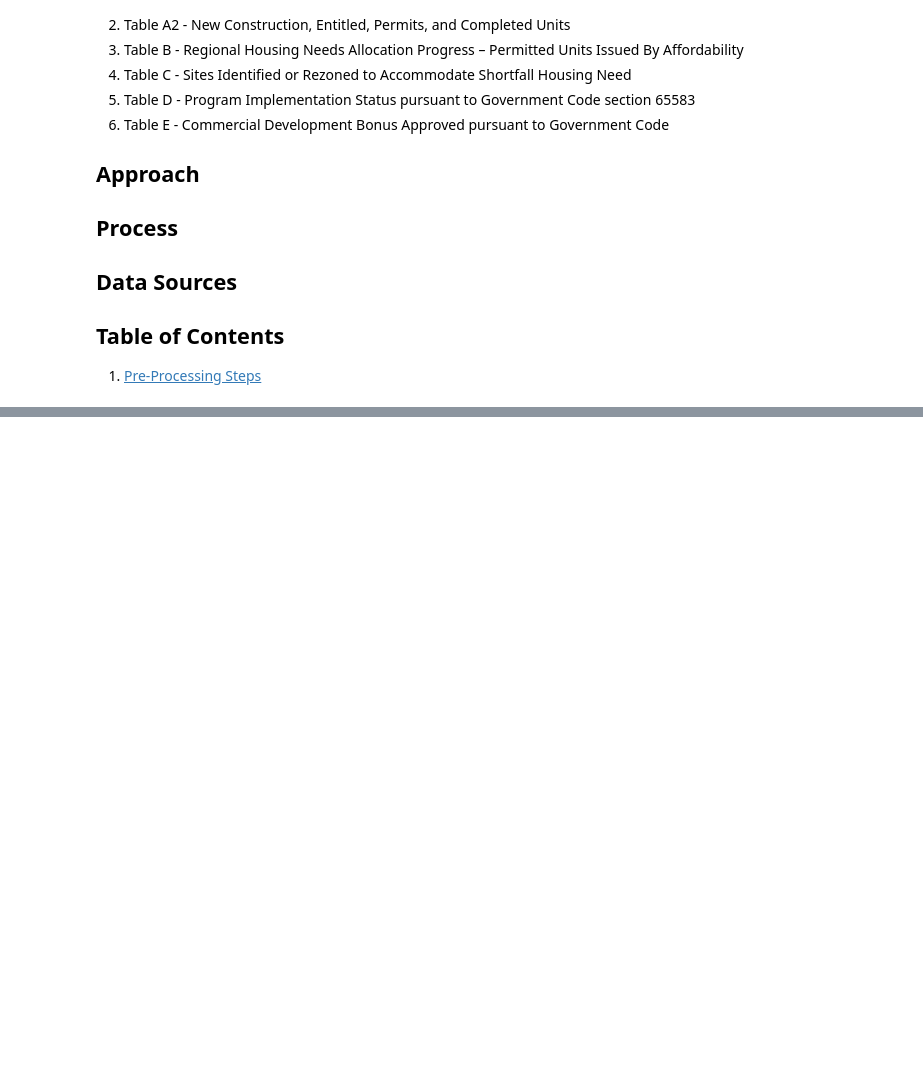
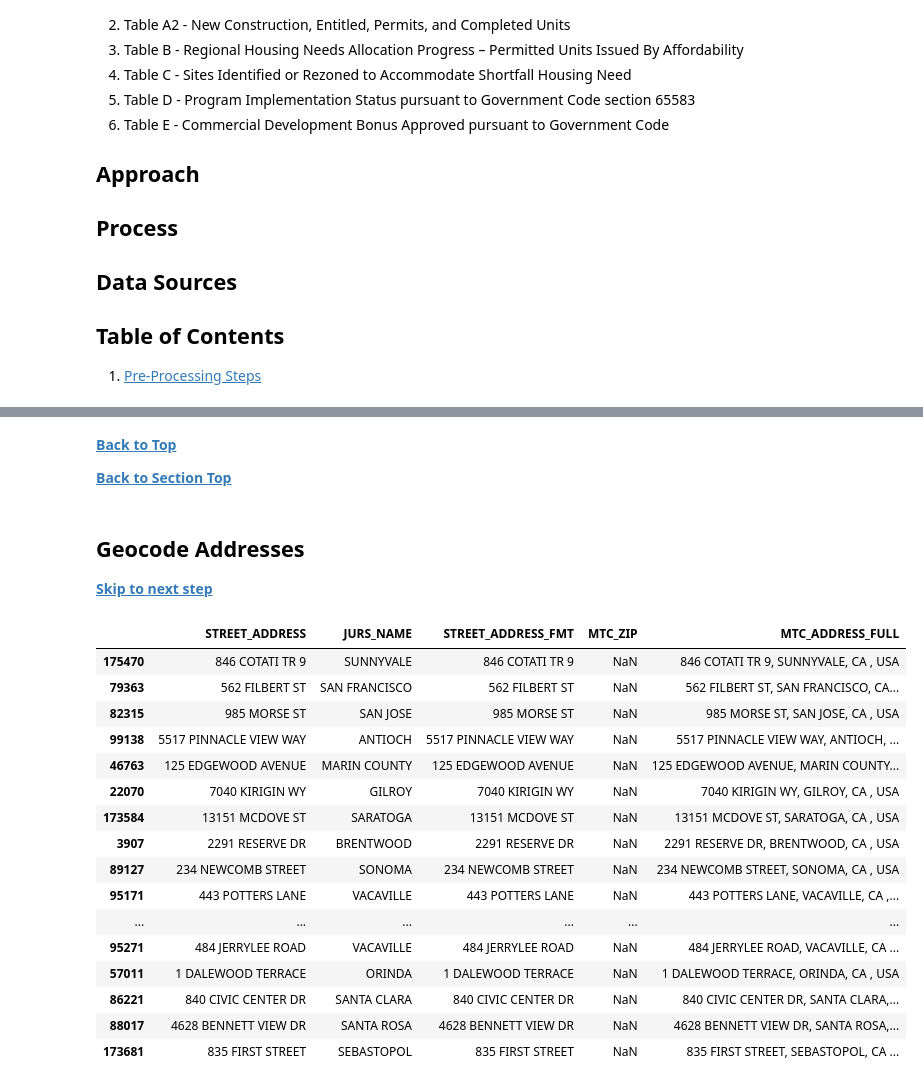
Before and after one commit to BayAreaMetro/MTCDataModel, a Jupyter notebook: Project-Documentation/hcd/HCD Annual Progress Report Data Processing 2018-2019.ipynb, the cells around one changed output, grey strips where cells are left out. Drawn from its saved outputs; the diff is of its cells as text; code cells hidden in the pictures; blank space fills up the shorter version.

```diff
--- a/Project-Documentation/hcd/HCD Annual Progress Report Data Processing 2018-2019.ipynb
+++ b/Project-Documentation/hcd/HCD Annual Progress Report Data Processing 2018-2019.ipynb
@@ -85,0 +463,3 @@ os.listdir(os.path.join(work_dir,
+# %%
+#Remove state and zipcode from address
+apr_bay_area['STREET_ADDRESS_FMT'] = apr_bay_area['STREET_ADDRESS'].str.replace(regex_pattern,'',regex=True)
@@ -85,0 +484,5 @@ os.listdir(os.path.join(work_dir,
+# %%
+#Create subset df of street addresses containing zip codes
+zip_regex = r'(\d{5}$|\d{5}-\d{4}$)'
+apr_bay_area_zip = apr_bay_area[['STREET_ADDRESS']][(apr_bay_area['STREET_ADDRESS']
+                                  .str.contains(zip_regex,na=False))]
@@ -85,0 +507,3 @@ os.listdir(os.path.join(work_dir,
+# %%
+#Set new zip column value using zip regex
+apr_bay_area['MTC_ZIP'] = apr_bay_area['STREET_ADDRESS'].str.extract(zip_regex)
@@ -85,0 +528,8 @@ os.listdir(os.path.join(work_dir,
+# %% [markdown]
+**[Back to Top](#top)**
+
+**[Back to Section Top](#format_address)**
+# %% [markdown]
+## Geocode Addresses <a name='geocode'></a>
+
+**[Skip to next step](#)**
@@ -85,0 +545,20 @@ os.listdir(os.path.join(work_dir,
+# %%
+apr_bay_area[['STREET_ADDRESS','JURS_NAME','STREET_ADDRESS_FMT','MTC_ZIP','MTC_ADDRESS_FULL']].sample(n=20)
+# %% [output]
+|  | STREET_ADDRESS | JURS_NAME | STREET_ADDRESS_FMT | MTC_ZIP | MTC_ADDRESS_FULL |
+| 175470 | 846 COTATI TR 9 | SUNNYVALE | 846 COTATI TR 9 | NaN | 846 COTATI TR 9, SUNNYVALE, CA , USA |
+| 79363 | 562 FILBERT ST | SAN FRANCISCO | 562 FILBERT ST | NaN | 562 FILBERT ST, SAN FRANCISCO, CA... |
+| 82315 | 985 MORSE ST | SAN JOSE | 985 MORSE ST | NaN | 985 MORSE ST, SAN JOSE, CA , USA |
+| 99138 | 5517 PINNACLE VIEW WAY | ANTIOCH | 5517 PINNACLE VIEW WAY | NaN | 5517 PINNACLE VIEW WAY, ANTIOCH, ... |
+| 46763 | 125 EDGEWOOD AVENUE | MARIN COUNTY | 125 EDGEWOOD AVENUE | NaN | 125 EDGEWOOD AVENUE, MARIN COUNTY... |
+| 22070 | 7040 KIRIGIN WY | GILROY | 7040 KIRIGIN WY | NaN | 7040 KIRIGIN WY, GILROY, CA , USA |
+| 173584 | 13151 MCDOVE ST | SARATOGA | 13151 MCDOVE ST | NaN | 13151 MCDOVE ST, SARATOGA, CA , USA |
+| 3907 | 2291 RESERVE DR | BRENTWOOD | 2291 RESERVE DR | NaN | 2291 RESERVE DR, BRENTWOOD, CA , USA |
+| 89127 | 234 NEWCOMB STREET | SONOMA | 234 NEWCOMB STREET | NaN | 234 NEWCOMB STREET, SONOMA, CA , USA |
+| 95171 | 443 POTTERS LANE | VACAVILLE | 443 POTTERS LANE | NaN | 443 POTTERS LANE, VACAVILLE, CA ,... |
+| ... | ... | ... | ... | ... | ... |
+| 95271 | 484 JERRYLEE ROAD | VACAVILLE | 484 JERRYLEE ROAD | NaN | 484 JERRYLEE ROAD, VACAVILLE, CA ... |
+| 57011 | 1 DALEWOOD TERRACE | ORINDA | 1 DALEWOOD TERRACE | NaN | 1 DALEWOOD TERRACE, ORINDA, CA , USA |
+| 86221 | 840 CIVIC CENTER DR | SANTA CLARA | 840 CIVIC CENTER DR | NaN | 840 CIVIC CENTER DR, SANTA CLARA,... |
+| 88017 | 4628 BENNETT VIEW DR | SANTA ROSA | 4628 BENNETT VIEW DR | NaN | 4628 BENNETT VIEW DR, SANTA ROSA,... |
+| 173681 | 835 FIRST STREET | SEBASTOPOL | 835 FIRST STREET | NaN | 835 FIRST STREET, SEBASTOPOL, CA ... |
```
Also changed, not shown: parts of 48 cells of this notebook.
